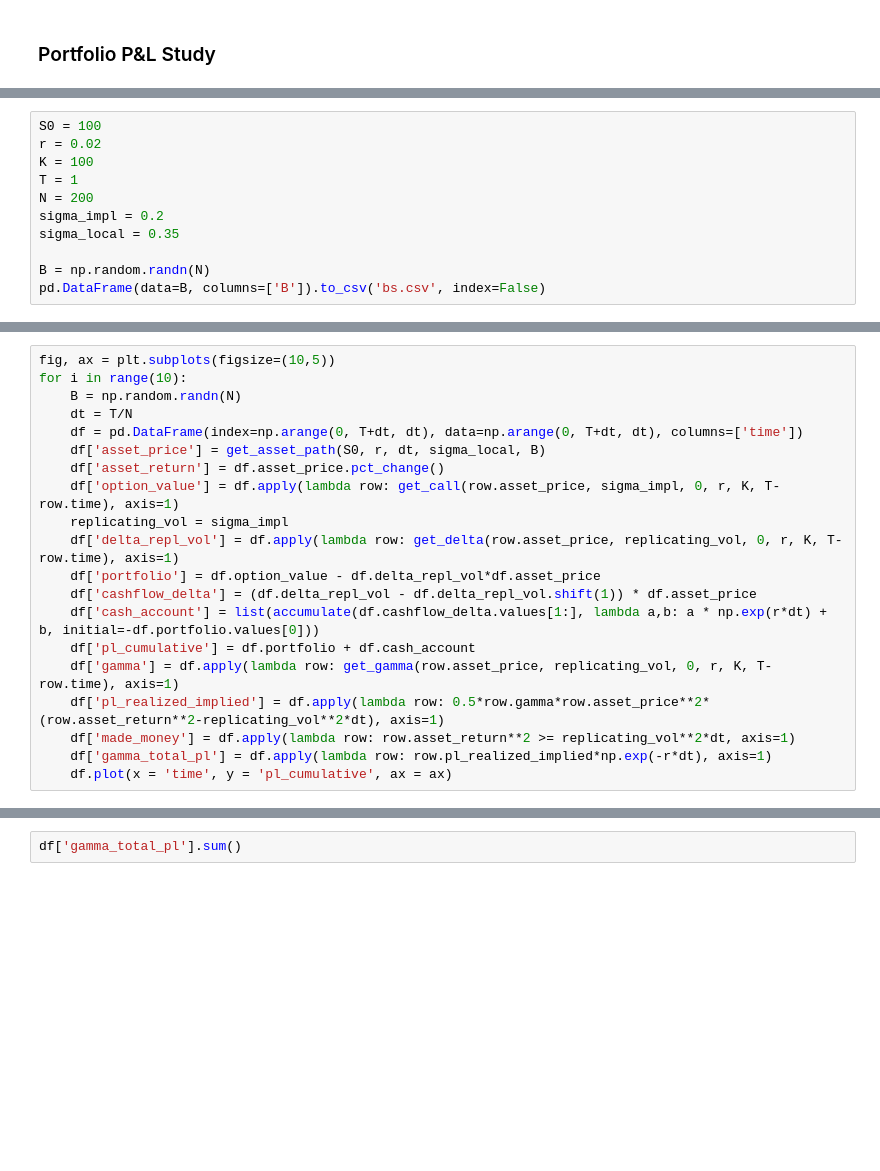
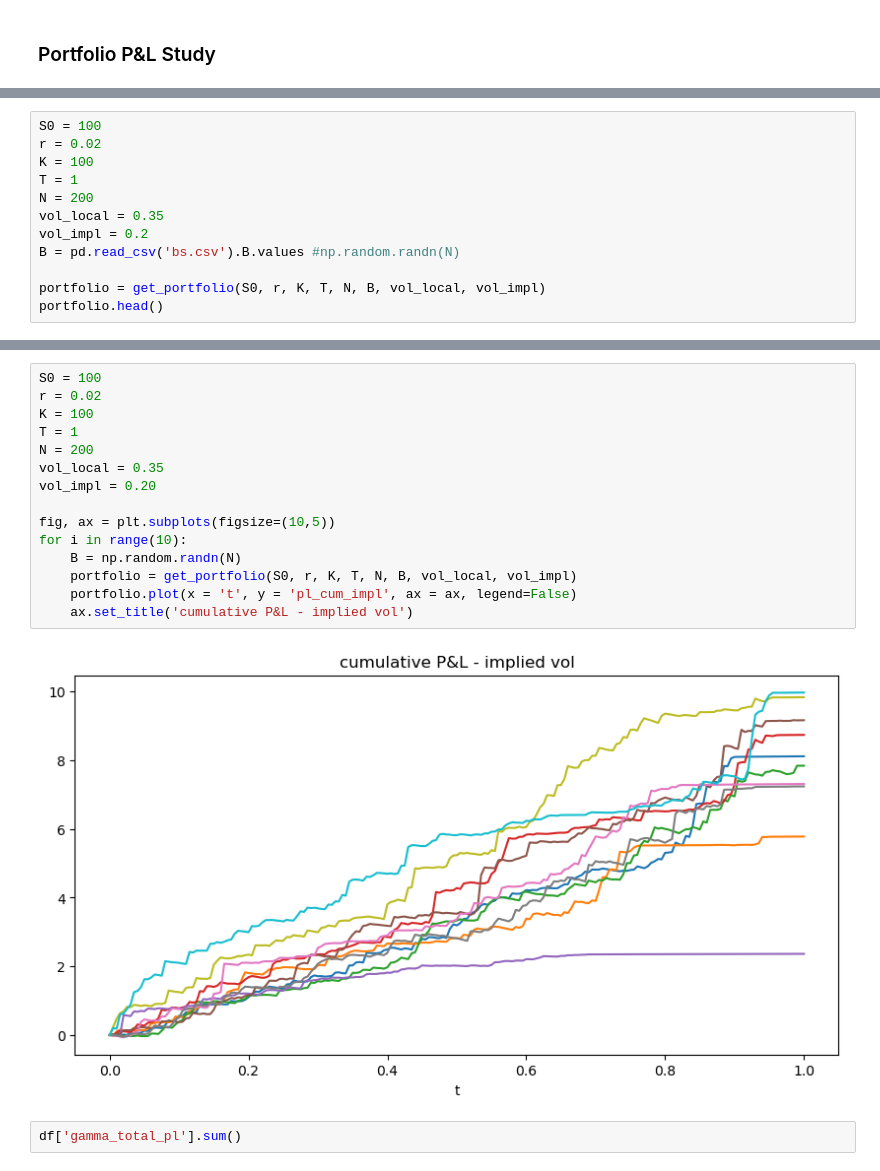
Before and after one commit to fbristotti/cqf, a Jupyter notebook: final/final.ipynb, the cells around one changed output, grey strips where cells are left out. Cells and saved outputs as stored; diff of their text form; blank space fills up the shorter version.

```diff
--- a/final/final.ipynb
+++ b/final/final.ipynb
@@ -308,8 +392,9 @@ r = 0.02
 K = 100
 T = 1
 N = 200
-sigma_impl = 0.2
-sigma_local = 0.35
+vol_local = 0.35
+vol_impl = 0.2
+B = pd.read_csv('bs.csv').B.values #np.random.randn(N)
 
-B = np.random.randn(N)
-pd.DataFrame(data=B, columns=['B']).to_csv('bs.csv', index=False)
+portfolio = get_portfolio(S0, r, K, T, N, B, vol_local, vol_impl)
+portfolio.head()
@@ -430,20 +408,0 @@ df.plot(x = 'time', y = 'gamma', ax = ax[2], secondary_y = True)
-# %%
-fig, ax = plt.subplots(figsize=(10,5))
-for i in range(10):
-    B = np.random.randn(N)
-    dt = T/N
-    df = pd.DataFrame(index=np.arange(0, T+dt, dt), data=np.arange(0, T+dt, dt), columns=['time'])
-    df['asset_price'] = get_asset_path(S0, r, dt, sigma_local, B)
-    df['asset_return'] = df.asset_price.pct_change()
-    df['option_value'] = df.apply(lambda row: get_call(row.asset_price, sigma_impl, 0, r, K, T-row.time), axis=1)
-    replicating_vol = sigma_impl
-    df['delta_repl_vol'] = df.apply(lambda row: get_delta(row.asset_price, replicating_vol, 0, r, K, T-row.time), axis=1)
-    df['portfolio'] = df.option_value - df.delta_repl_vol*df.asset_price
-    df['cashflow_delta'] = (df.delta_repl_vol - df.delta_repl_vol.shift(1)) * df.asset_price
-    df['cash_account'] = list(accumulate(df.cashflow_delta.values[1:], lambda a,b: a * np.exp(r*dt) + b, initial=-df.portfolio.values[0]))
-    df['pl_cumulative'] = df.portfolio + df.cash_account
-    df['gamma'] = df.apply(lambda row: get_gamma(row.asset_price, replicating_vol, 0, r, K, T-row.time), axis=1)
-    df['pl_realized_implied'] = df.apply(lambda row: 0.5*row.gamma*row.asset_price**2*(row.asset_return**2-replicating_vol**2*dt), axis=1)
-    df['made_money'] = df.apply(lambda row: row.asset_return**2 >= replicating_vol**2*dt, axis=1)
-    df['gamma_total_pl'] = df.apply(lambda row: row.pl_realized_implied*np.exp(-r*dt), axis=1)
-    df.plot(x = 'time', y = 'pl_cumulative', ax = ax)
@@ -452,3 +453,20 @@ for i in range(10):
+# %%
+S0 = 100
+r = 0.02
+K = 100
+T = 1
+N = 200
+vol_local = 0.35
+vol_impl = 0.20
+
+fig, ax = plt.subplots(figsize=(10,5))
+for i in range(10):
+    B = np.random.randn(N)
+    portfolio = get_portfolio(S0, r, K, T, N, B, vol_local, vol_impl)
+    portfolio.plot(x = 't', y = 'pl_cum_impl', ax = ax, legend=False)
+    ax.set_title('cumulative P&L - implied vol')
+# %% [output]
+[figure, added]
 # %%
 df['gamma_total_pl'].sum()
 # %% [output]
```
Also changed, not shown: parts of 17 cells of this notebook, 3 other files.
